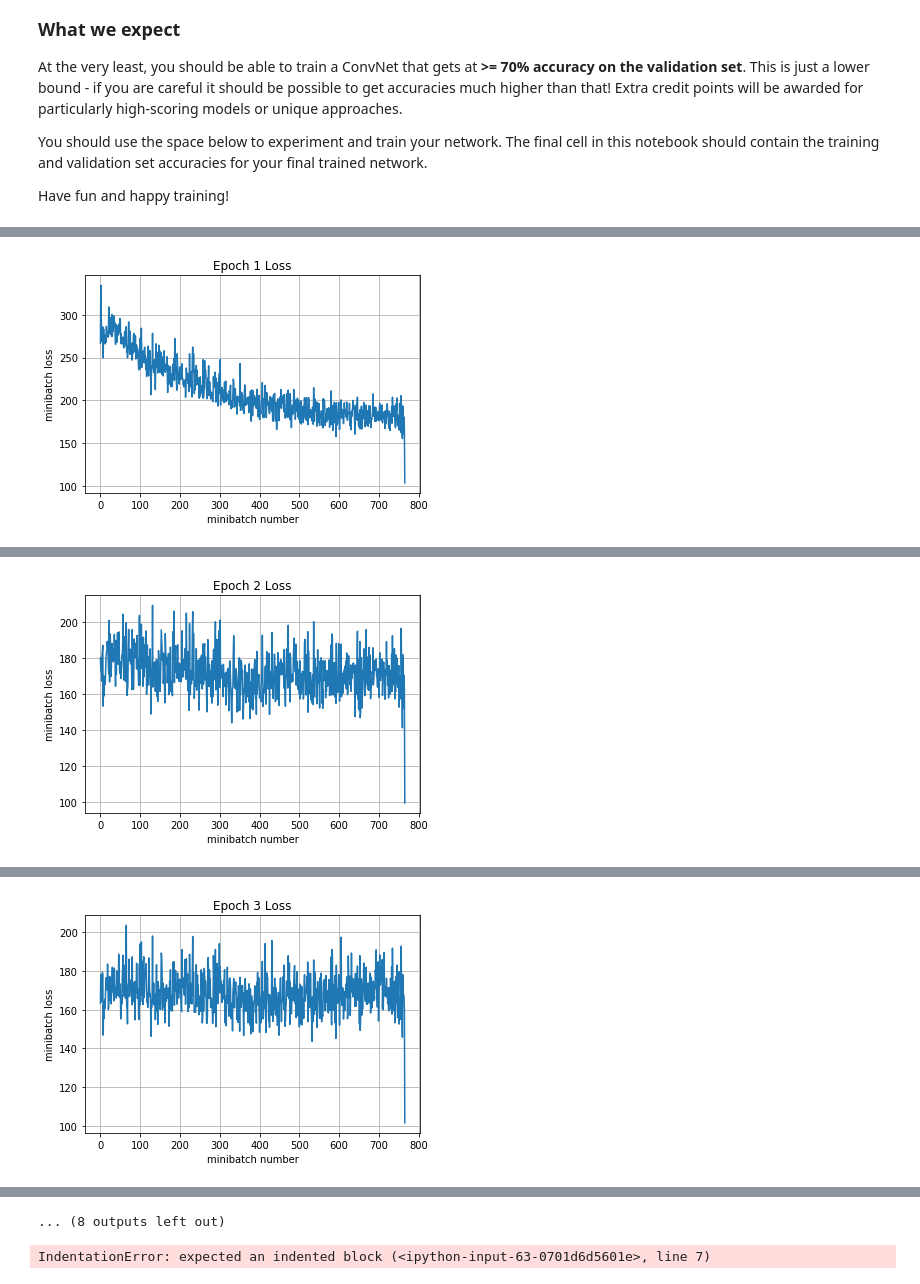
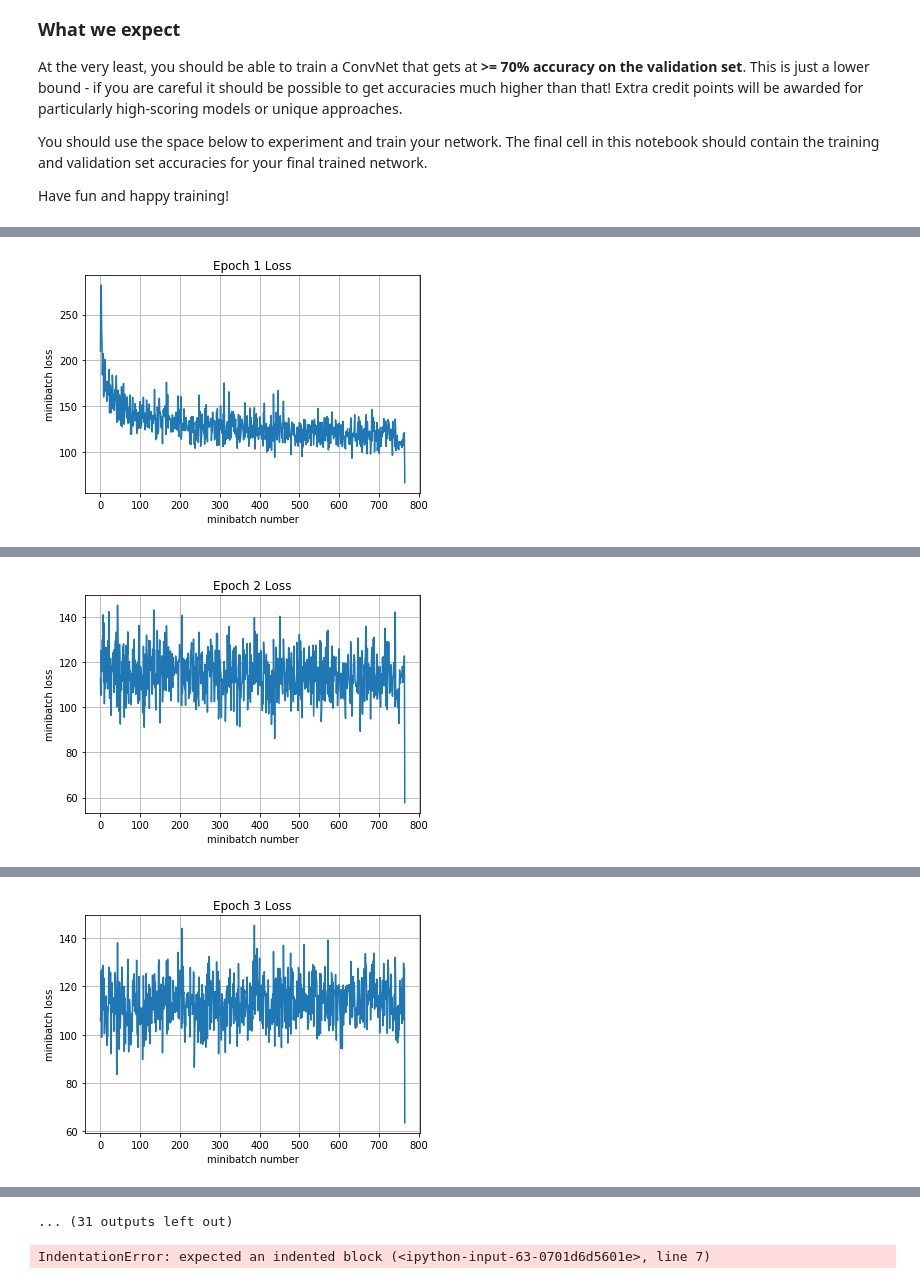
Before and after one commit to Cyanlin0104/CS231n-assignment, a Jupyter notebook: assignment2/TensorFlow.ipynb, the cells around one changed output, grey strips where cells are left out. Drawn from its saved outputs; the diff is of its cells as text; code cells hidden in the pictures.

Commit message:
modified image reading files

```diff
--- a/assignment2/TensorFlow.ipynb
+++ b/assignment2/TensorFlow.ipynb
@@ -452,7 +449,7 @@ def my_model(X,y,is_training):
 
 
     net = tf_util.conv2d(net, num_output_channels=256, kernel_size=[3,3],
-                  scope='conv4', activation_fn=tf.nn.relu, bn_decay=0.9, weight_decay=1e-3)
+                  scope='conv4', activation_fn=tf.nn.relu, bn_decay=0.9, weight_decay=1e-4)
 
 
     net = tf_util.max_pool2d(net, kernel_size=[2,2], scope='pooling3',
@@ -465,11 +462,11 @@ def my_model(X,y,is_training):
 
     net = tf_util.fully_connected(net, num_outputs=1024, scope='fully_connected',
                                  use_xavier=True, activation_fn=tf.nn.relu, is_training=is_training,
-                                  weight_decay=1e-3, bn_decay=0.9)
+                                  weight_decay=1e-4, bn_decay=0.9)
     net = tf_util.dropout(net, is_training, scope='dropout4', keep_prob=0.5)
 
     output = tf_util.fully_connected(net, num_outputs=10, scope='output_layer',
-                               use_xavier=True, activation_fn=None, weight_decay=1e-3,
+                               use_xavier=True, activation_fn=None, weight_decay=1e-4,
                                 is_training=is_training)
     return output
 
@@ -497,7 +494,7 @@ try:
         with tf.device("/gpu:0") as dev: #"/cpu:0" or "/gpu:0"
             sess.run(tf.global_variables_initializer())
             print('Training')
-            tf_util.run_model(sess, X, y, is_training, y_out, mean_loss, [X_train, X_val], [y_train, y_val],120,64,100,train_step,True)
+            tf_util.run_model(sess, X, y, is_training, y_out, mean_loss, [X_train, X_val], [y_train, y_val],60,64,100,train_step,True)
             print('Validation')
             tf_util.run_model(sess, X, y, is_training, y_out, mean_loss, X_test, y_test,1,64)
 except tf.errors.InvalidArgumentError:
@@ -524 +521 @@ Epoch 1, Validation loss = 2.87 and accuracy of 0.455
-[figure, old version]
+[figure, new version]
@@ -535 +532 @@ Epoch 2, Validation loss = 2.68 and accuracy of 0.56
-[figure, old version]
+[figure, new version]
@@ -545 +542 @@ Epoch 3, Validation loss = 2.57 and accuracy of 0.625
-[figure, old version]
+[figure, new version]
@@ -578,4 +575,4 @@ Epoch 6, Validation loss = 2.41 and accuracy of 0.69
-... (8 outputs left out)
+... (31 outputs left out)
 # %%
 # Feel free to play with this cell
 # This default code creates a session
```
Also changed, not shown: parts of 2 cells of this notebook, 8 other files.
